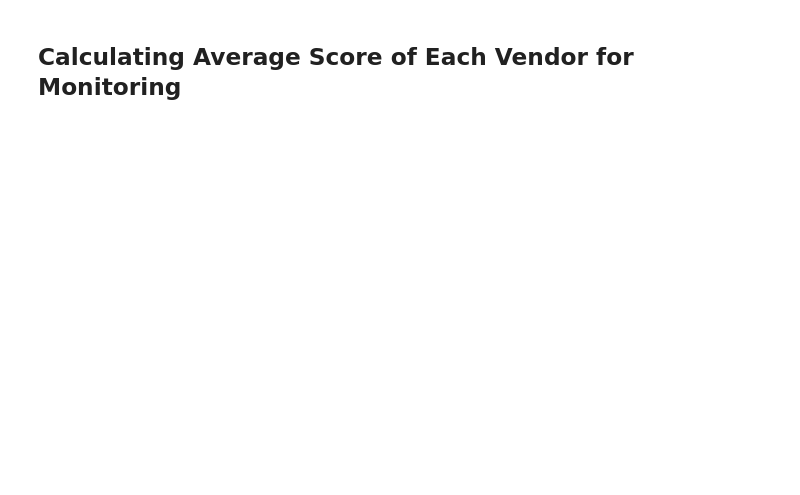
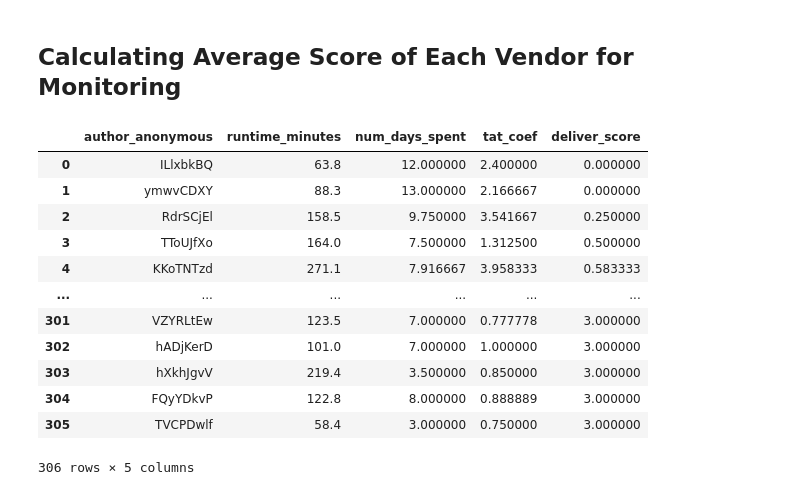
Before and after one commit to offthemenu/tatMultiplierProject, a Jupyter notebook: Processing/dataProcessing.ipynb, the cells around one changed output. Saved outputs shown, nothing was run; the diff lists cells and outputs as text; code cells hidden in the pictures; blank space fills up the shorter version.

```diff
--- a/Processing/dataProcessing.ipynb
+++ b/Processing/dataProcessing.ipynb
@@ -334,6 +285,22 @@ df
 ## Calculating Average Score of Each Vendor for Monitoring
 # %%
 vendor_scores = df[["author_anonymous", "runtime_minutes", "num_days_spent","tat_coef","deliver_score"]].groupby(by="author_anonymous").agg({"runtime_minutes": "sum","num_days_spent": "mean", "tat_coef": "mean", "deliver_score": "mean"}).sort_values(by="deliver_score").reset_index()
+# %%
+vendor_scores
+# %% [output]
+|  | author_anonymous | runtime_minutes | num_days_spent | tat_coef | deliver_score |
+| 0 | ILlxbkBQ | 63.8 | 12.000000 | 2.400000 | 0.000000 |
+| 1 | ymwvCDXY | 88.3 | 13.000000 | 2.166667 | 0.000000 |
+| 2 | RdrSCjEl | 158.5 | 9.750000 | 3.541667 | 0.250000 |
+| 3 | TToUJfXo | 164.0 | 7.500000 | 1.312500 | 0.500000 |
+| 4 | KKoTNTzd | 271.1 | 7.916667 | 3.958333 | 0.583333 |
+| ... | ... | ... | ... | ... | ... |
+| 301 | VZYRLtEw | 123.5 | 7.000000 | 0.777778 | 3.000000 |
+| 302 | hADjKerD | 101.0 | 7.000000 | 1.000000 | 3.000000 |
+| 303 | hXkhJgvV | 219.4 | 3.500000 | 0.850000 | 3.000000 |
+| 304 | FQyYDkvP | 122.8 | 8.000000 | 0.888889 | 3.000000 |
+| 305 | TVCPDwlf | 58.4 | 3.000000 | 0.750000 | 3.000000 |
+306 rows × 5 columns
 # %%
 fig, ax = plt.subplots(figsize=(8,4))
 
```
Also changed, not shown: parts of 13 cells of this notebook, 4 other files.
